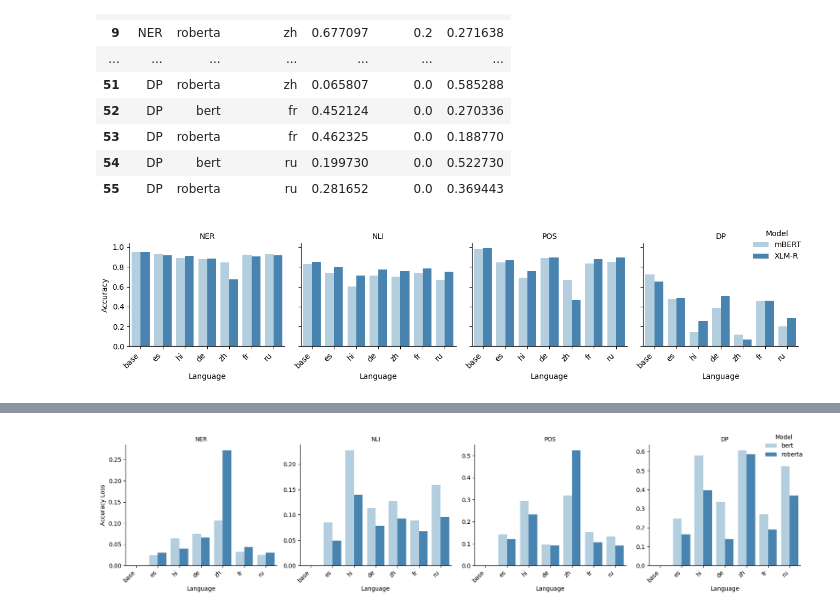
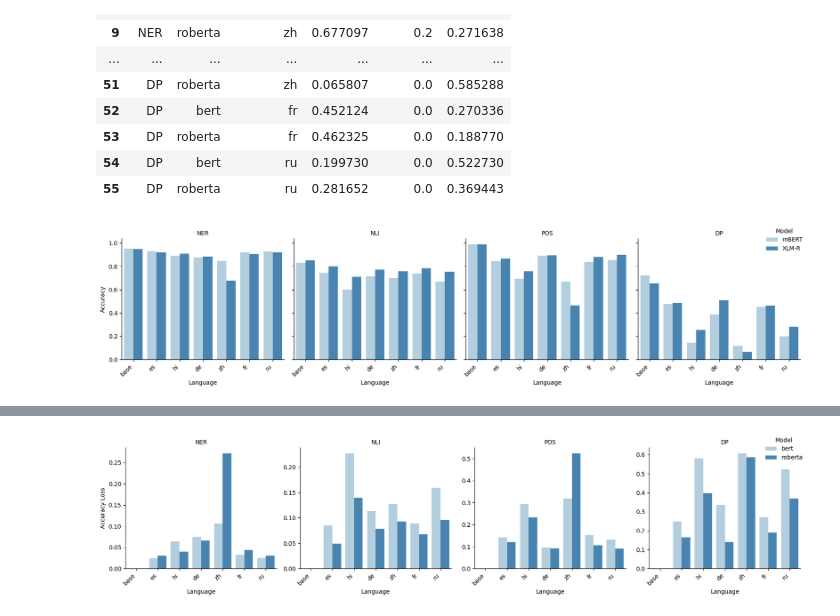
Before and after one commit to erafkin/xling_task_transfer, a Jupyter notebook: notebooks/figure_generation.ipynb, the cells around one changed output, grey strips where cells are left out. Cells and saved outputs as stored; diff of their text form; code cells hidden in the pictures.

Commit message:
readme update and also some new figures

```diff
--- a/notebooks/figure_generation.ipynb
+++ b/notebooks/figure_generation.ipynb
@@ -11,12 +11,12 @@ for task in ["NER", "NLI", "POS"]:
 
         for model in ner[language]:
             if language == "language_en_done":
-                rows.append([task, model, "base", ner[language][model]["0.0"], "0.0", 0])
+                rows.append([task, model, "base", ner[language][model]["0.0"], 0.0, 0])
                 base[model] =  ner[language][model]["0.0"]
             else:
                 score = max(ner[language][model].values())
                 delta = base[model] - score
-                rows.append([task, model, language.split("_")[1], max(ner[language][model].values()), max(ner[language][model], key=ner[language][model].get), delta])
+                rows.append([task, model, language.split("_")[1], max(ner[language][model].values()), float(max(ner[language][model], key=ner[language][model].get)), delta])
 with open(f"output/DP_pretrained_hyperparameter_search.json", "r") as f:
     dp = json.load(f)
     f.close()
@@ -25,13 +25,13 @@ for language in dp:
 
     for model in dp[language]:
         if language == "language_en_done":
-            rows.append(["DP", model, "base", dp[language][model]["0.0"]["uas"]/100, "0.0"])
+            rows.append(["DP", model, "base", dp[language][model]["0.0"]["uas"]/100, 0.0])
             base[model] =  dp[language][model]["0.0"]["uas"] / 100
         else:
             values = {key: val["uas"] for key, val in dp[language][model].items()}
             score = max(values.values()) / 100
             delta = base[model] - score
-            rows.append(["DP", model, language.split("_")[1], score, max(values, key=values.get), delta])
+            rows.append(["DP", model, language.split("_")[1], score, float(max(values, key=values.get)), delta])
 df = pd.DataFrame(rows, columns = ["task", "model", "language", "score", "lambda", "delta"])
 df
 # %% [output]
@@ -61,34 +61,34 @@ import pandas as pd
 
 # --- Create a FacetGrid with 4 subplots, one for each task ---
 g = sns.FacetGrid(
     df,
     col="task",
-    # col_wrap=1,
+    col_wrap=4,
     sharey=True,
-    sharex=False
-    # height=2,
+    sharex=False,
+    height=4,
 )
 
 # --- Map a grouped barplot onto each facet ---
 g.map_dataframe(
     sns.barplot,
     x="language",
     y="score",
     hue="model",
     palette="Blues"
 )
 
 # --- Customize ---
 g.add_legend(title="Model", loc="upper right")
 g.set_axis_labels("Language", "Accuracy")
 g.set_titles("{col_name}")
 for t, l in zip(g._legend.texts, ["mBERT", "XLM-R"]):
     t.set_text(l)
 # Make x labels readable
 for ax in g.axes.flatten():
     ax.set_xticklabels(ax.get_xticklabels(), rotation=45, ha='right')
 
 plt.tight_layout()
 plt.show()
 # %% [output]
-[figure, old version]
+[figure, new version]
```
Also changed, not shown: parts of 4 cells of this notebook, 4 other files.
